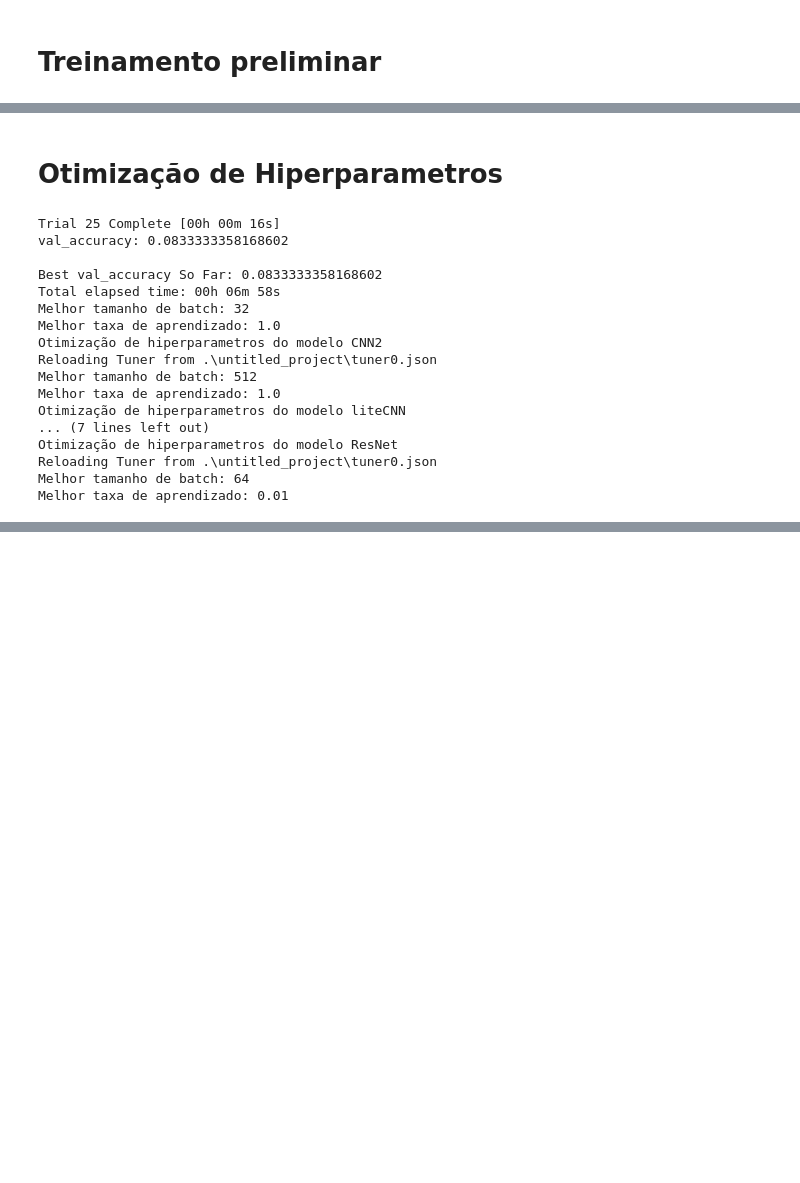
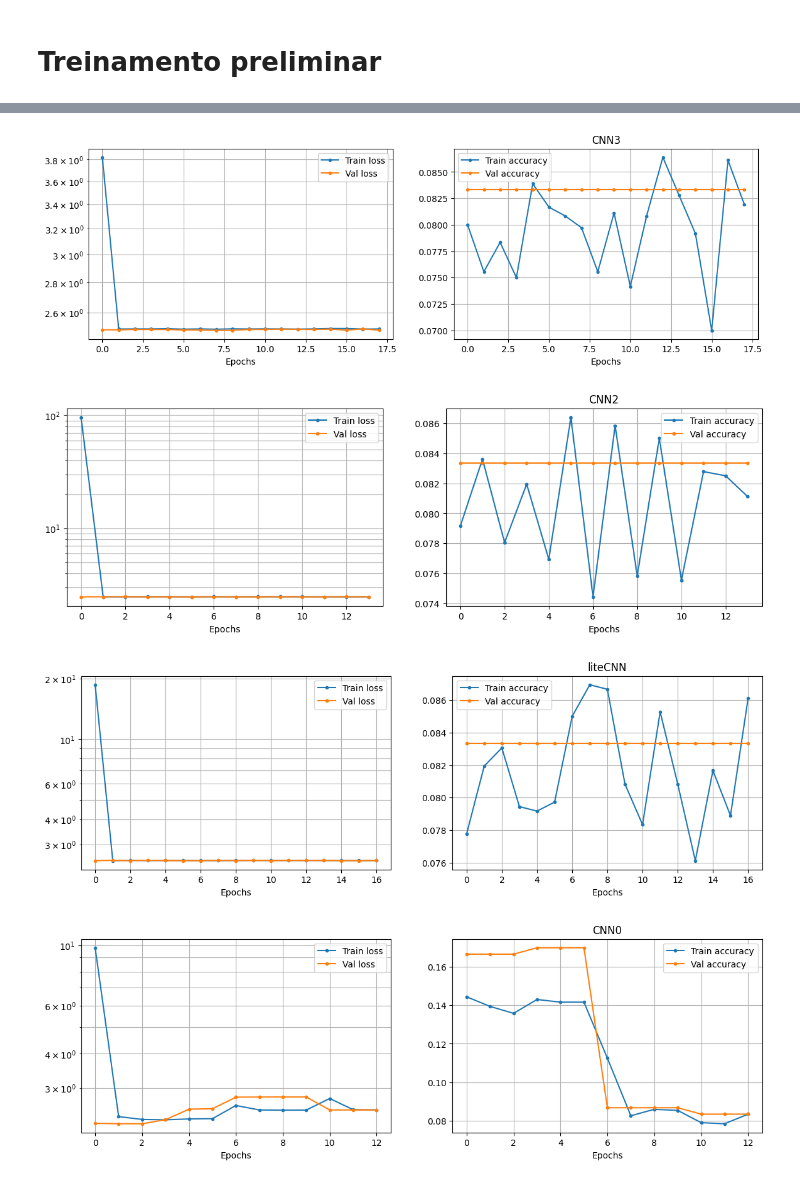
Before and after one commit to LuizFFonseca/Trabalho_final_AM, a Jupyter notebook: Trabalho.ipynb, the cells around one changed output, grey strips where cells are left out. Saved outputs shown, nothing was run; the diff lists cells and outputs as text; code cells hidden in the pictures; blank space fills up the shorter version.

```diff
--- a/Trabalho.ipynb
+++ b/Trabalho.ipynb
@@ -963,2 +997,0 @@ for i, model in enumerate(models):
-# %% [markdown]
-# Otimização de Hiperparametros
@@ -1000,47 +998,21 @@ def create_hypermodel(base_model_fn):
-# %%
-for i, model in enumerate(models):
-
-    print(f'Otimização de hiperparametros do modelo {names[i]}')
-
-    hypermodel_builder = create_hypermodel(model)
-
-    ##Configuração do tuner e otimização dos hiperparametros em questão (tamanho do batch e taxa de aprendizado)
-    tuner = kt.GridSearch(hypermodel = hypermodel_builder,
-        objective='val_accuracy',
-        # directory = '/content/drive/MyDrive/Scripts/Pos/Aprendizadomaquina/Trabalho_final/Results',
-        # project_name = names[i]
-    )
-
-    # Adicionar o batch size como hiperparâmetro ajustável
-    def run_tuning(tuner):
-        tuner.search(
-        X_train,
-        y_train,
-        validation_data=(X_val, y_val),
-        epochs=10,
-        )
-
-    # Executar a busca
-    run_tuning(tuner)
-
-    best_hps = tuner.get_best_hyperparameters(num_trials=1)[0]
-    print(f"Melhor tamanho de batch: {best_hps.get('batch_size')}")
-    print(f"Melhor taxa de aprendizado: {best_hps.get('learning_rate')}")
-# %% [output]
-Trial 25 Complete [00h 00m 16s]
-val_accuracy: 0.0833333358168602
-
-Best val_accuracy So Far: 0.0833333358168602
-Total elapsed time: 00h 06m 58s
-Melhor tamanho de batch: 32
-Melhor taxa de aprendizado: 1.0
-Otimização de hiperparametros do modelo CNN2
-Reloading Tuner from .\untitled_project\tuner0.json
-Melhor tamanho de batch: 512
-Melhor taxa de aprendizado: 1.0
-Otimização de hiperparametros do modelo liteCNN
-... (7 lines left out)
-Otimização de hiperparametros do modelo ResNet
-Reloading Tuner from .\untitled_project\tuner0.json
-Melhor tamanho de batch: 64
-Melhor taxa de aprendizado: 0.01
+# %%
+models = [
+    get_CNN3(),
+    get_CNN2(),
+    get_liteCNN(),
+    get_CNN0(),
+    get_ResNet()
+    ]
+
+names = [
+    'CNN3',
+    'CNN2',
+    'liteCNN',
+    'CNN0',
+    'ResNet'
+    ]
+
+for i, model in enumerate(models):
+  history = train(model, epochs=100, batch_size=64, lr=0.1, callbacks=[EarlyStopping(patience=10)])
+  plots(history, name = names[i])
+# %% [output]
@@ -1046,0 +1020,4 @@ Melhor taxa de aprendizado: 0.01
+[figure, added]
+[figure, added]
+[figure, added]
+[figure, added]
```
Also changed, not shown: parts of 14 cells of this notebook.
